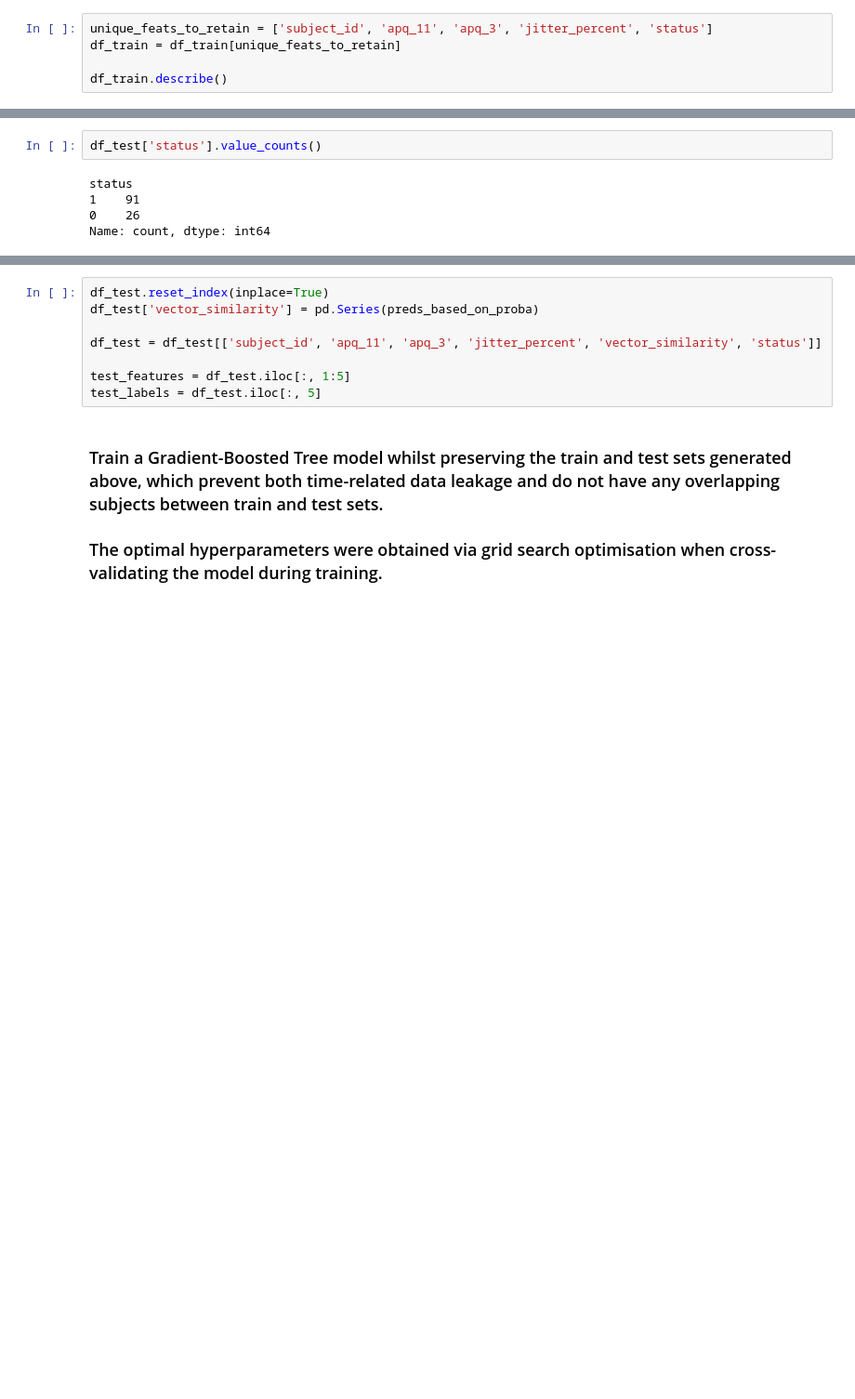
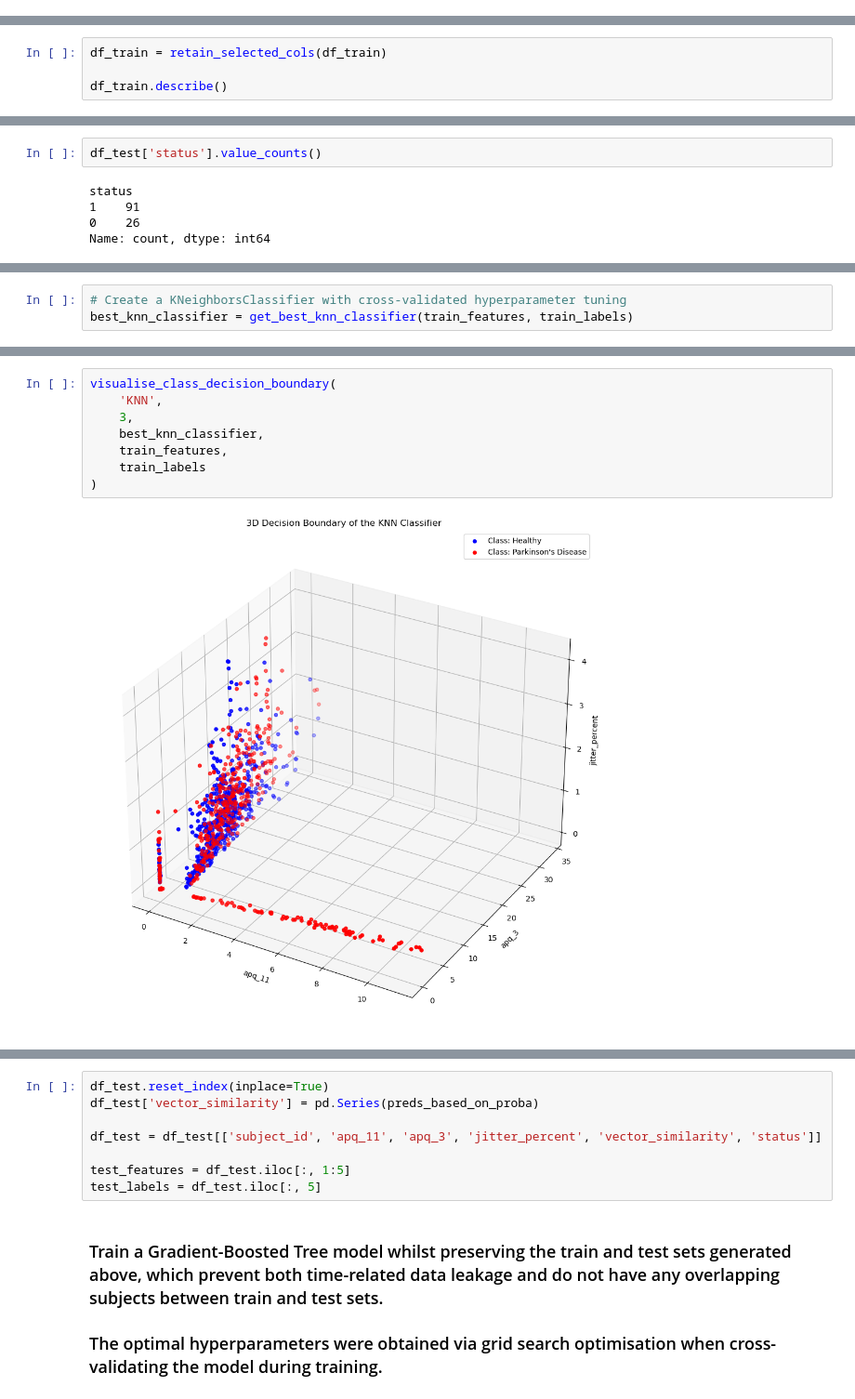
Before and after one commit to marianne-manaog/parkinson-detector, a Jupyter notebook: notebooks/PD_detector_pipeline_w_Cassandra.ipynb, the cells around one changed output, grey strips where cells are left out. Shown at 93% size. Cells and saved outputs as stored; diff of their text form; blank space fills up the shorter version.

```diff
--- a/notebooks/PD_detector_pipeline_w_Cassandra.ipynb
+++ b/notebooks/PD_detector_pipeline_w_Cassandra.ipynb
@@ -148,8 +140,3 @@ are the following ones:
 - apq3, whilst the multi-collinear (e.g., > 0.7) apq5 and ppq are suggested to be removed since they are not adding
 any further unique information with respect to apq3
 - jitter_percent, whilst the multi-collinear (e.g., > 0.7) jitter_abs and rap are suggested to be removed since they are not adding any further unique information with respect to jitter_percent.
-# %%
-unique_feats_to_retain = ['subject_id', 'apq_11', 'apq_3', 'jitter_percent', 'status']
-df_train = df_train[unique_feats_to_retain]
-
-df_train.describe()
@@ -165,0 +143,4 @@ df_train.describe()
+# %%
+df_train = retain_selected_cols(df_train)
+
+df_train.describe()
@@ -351,0 +233,3 @@ weighted avg       1.00      1.00      1.00      1192
+# %%
+# Create a KNeighborsClassifier with cross-validated hyperparameter tuning
+best_knn_classifier = get_best_knn_classifier(train_features, train_labels)
@@ -351,0 +247,10 @@ weighted avg       1.00      1.00      1.00      1192
+# %%
+visualise_class_decision_boundary(
+    'KNN',
+    3,
+    best_knn_classifier,
+    train_features,
+    train_labels
+)
+# %% [output]
+[figure, added]
```
Also changed, not shown: parts of 27 cells of this notebook, 23 other files.
